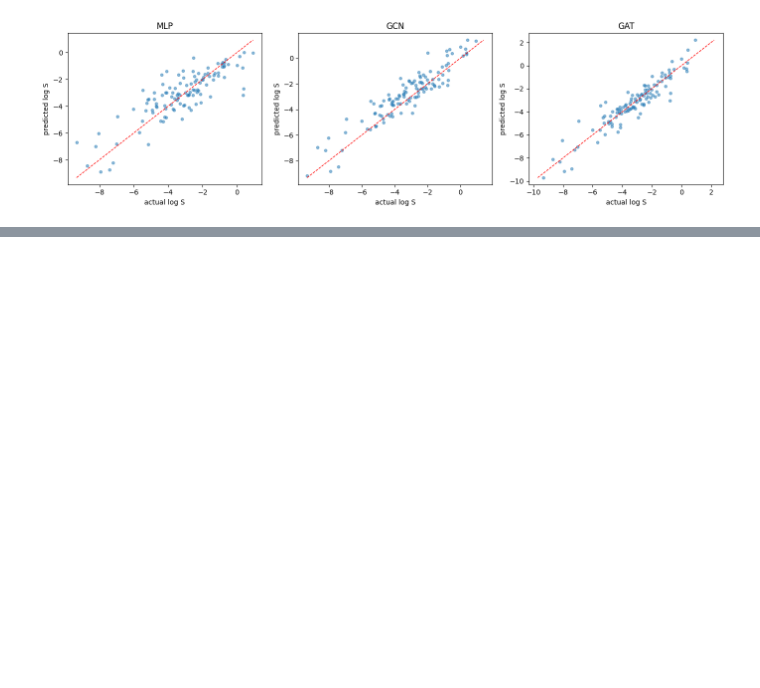
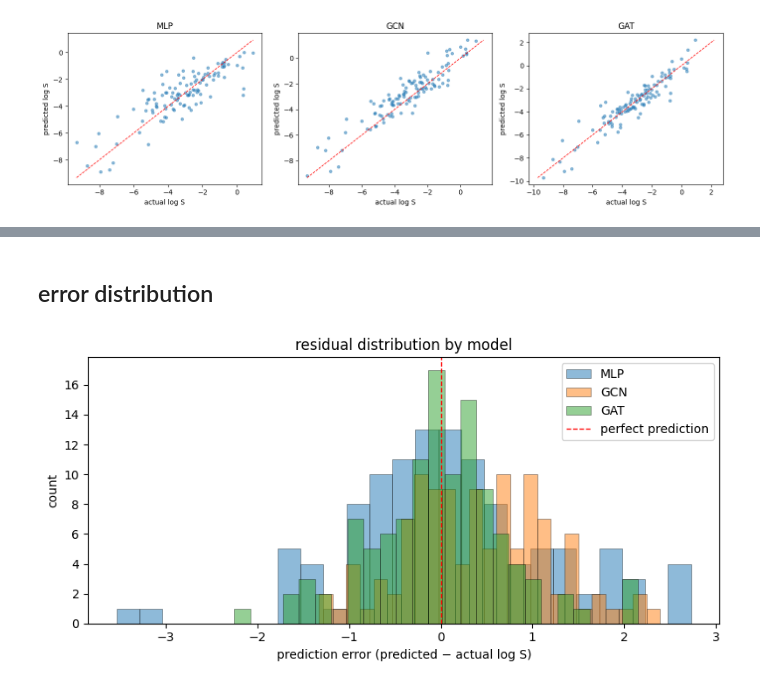
Before and after one commit to billxby/molecular-solubility, a Jupyter notebook: training.ipynb, the cells around one changed output, grey strips where cells are left out. Saved outputs shown, nothing was run; the diff lists cells and outputs as text; code cells hidden in the pictures; blank space fills up the shorter version.

```diff
--- a/training.ipynb
+++ b/training.ipynb
@@ -24,17 +25,20 @@ from nn.nn_util import MLPModel, run_training_mlp, get_predictions_mlp
 ## data
 # %%
 dataset = load_esol(root='data/')
-train_set, val_set, test_set = split_dataset(dataset, seed=42)
+train_set, test_set = split_dataset(dataset, test_ratio=0.2, seed=42)
 
-# graph loaders for GCN/GAT
-train_loader, val_loader, test_loader = make_loaders(train_set, val_set, test_set, batch_size=64)
+# graph loaders for GCN/GAT (full training set → final model; test for evaluation)
+train_loader, test_loader = make_loaders(train_set, test_set, batch_size=64)
 
 # fingerprints for MLP
 X_train, y_train = get_fingerprints(train_set)
-X_val, y_val = get_fingerprints(val_set)
 X_test, y_test = get_fingerprints(test_set)
 
-print(f'train: {len(train_set)}  val: {len(val_set)}  test: {len(test_set)}')
+# k-fold indices for cross-validation
+K = 5
+folds = kfold_indices(len(train_set), k=K, seed=42)
+
+print(f'train: {len(train_set)}  test: {len(test_set)}  ({K}-fold CV on train set)')
 # %% [output]
 train: 902  val: 112  test: 114
 # %% [markdown]
@@ -244,0 +407,20 @@ plt.show()
+# %% [markdown]
+## error distribution
+# %%
+mlp_residuals = (mlp_preds.squeeze() - y_test.squeeze()).detach().numpy()
+gcn_residuals = (gcn_preds - gcn_targets).detach().numpy()
+gat_residuals = (gat_preds - gat_targets).detach().numpy()
+
+fig, ax = plt.subplots(figsize=(8, 4))
+ax.hist(mlp_residuals, bins=25, alpha=0.5, label='MLP', edgecolor='black', linewidth=0.5)
+ax.hist(gcn_residuals, bins=25, alpha=0.5, label='GCN', edgecolor='black', linewidth=0.5)
+ax.hist(gat_residuals, bins=25, alpha=0.5, label='GAT', edgecolor='black', linewidth=0.5)
+ax.axvline(0, color='red', linestyle='--', linewidth=1, label='perfect prediction')
+ax.set_xlabel('prediction error (predicted \u2212 actual log S)')
+ax.set_ylabel('count')
+ax.set_title('residual distribution by model')
+ax.legend()
+plt.tight_layout()
+plt.show()
+# %% [output]
+[figure, added]
```
Also changed, not shown: parts of 22 cells of this notebook, 6 other files.
